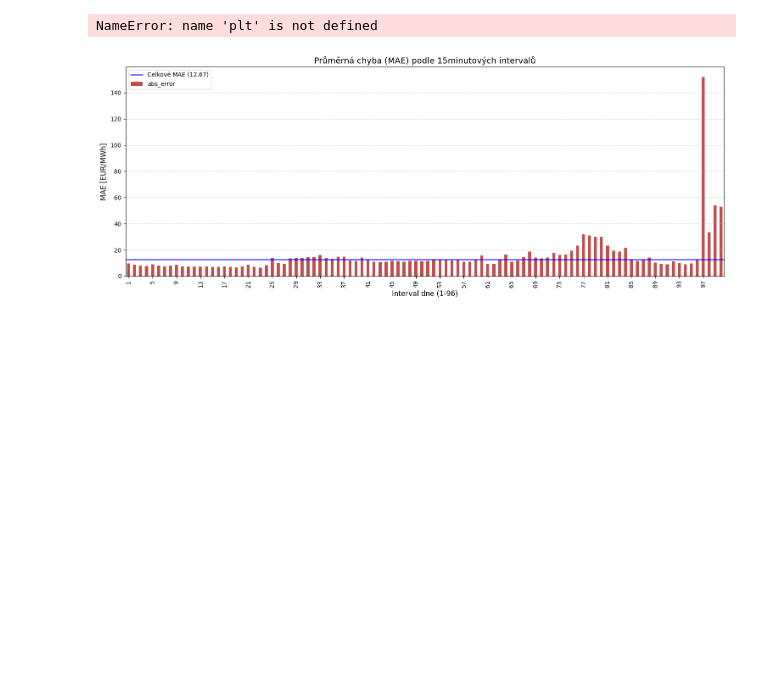
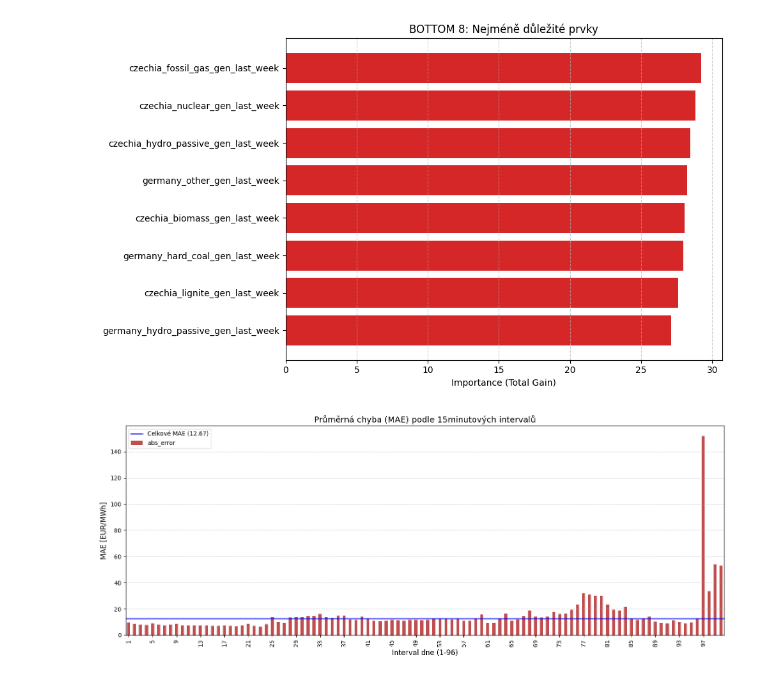
Before and after one commit to freddycz/electricity-price-prediction-model, a Jupyter notebook: notebooks/prediction_model.ipynb, the cells around one changed output. Drawn from its saved outputs; the diff is of its cells as text; code cells hidden in the pictures; blank space fills up the shorter version.

```diff
--- a/notebooks/prediction_model.ipynb
+++ b/notebooks/prediction_model.ipynb
@@ -99,24 +122,16 @@ Recommended num_boost_round for final model: 1035
 # %%
-import matplotlib.pyplot as plt
-importance = model.get_score(importance_type='gain')
+plt.figure(figsize=(10, 6))
+bottom_8 = importance_df.tail(8)
 
-# 2. Převedení na Pandas DataFrame pro snadnou manipulaci
-importance_df = pd.DataFrame({
-    'Feature': list(importance.keys()),
-    'Importance': list(importance.values())
-}).sort_values(by='Importance', ascending=False)
-
-# 3. Vykreslení velkého grafu pro VŠECHNY featury
-plt.figure(figsize=(10, 20)) # Hodně vysoký graf, aby se tam vše vešlo
-plt.barh(importance_df['Feature'], importance_df['Importance'], color='skyblue')
+plt.barh(bottom_8['Feature'], bottom_8['Importance'], color='#d62728') # Červená pro "outsidery"
 plt.xlabel('Importance (Total Gain)')
-plt.title('Kompletní žebříček důležitosti všech prvků')
-plt.gca().invert_yaxis() # Nejdůležitější nahoře
-plt.grid(axis='x', linestyle='--', alpha=0.7)
+plt.title('BOTTOM 8: Nejméně důležité prvky')
+plt.gca().invert_yaxis()
+plt.grid(axis='x', linestyle='--', alpha=0.6)
 plt.tight_layout()
 plt.show()
 # %% [output]
-NameError: name 'plt' is not defined
+[figure, added]
 # %%
 # 1. Výpočet absolutní chyby pro každý řádek v testovacím setu
 # Předpokládáme, že y_test a y_pred jsou zarovnané a X_test obsahuje sloupec 'period'
```
Also changed, not shown: parts of 7 cells of this notebook.
